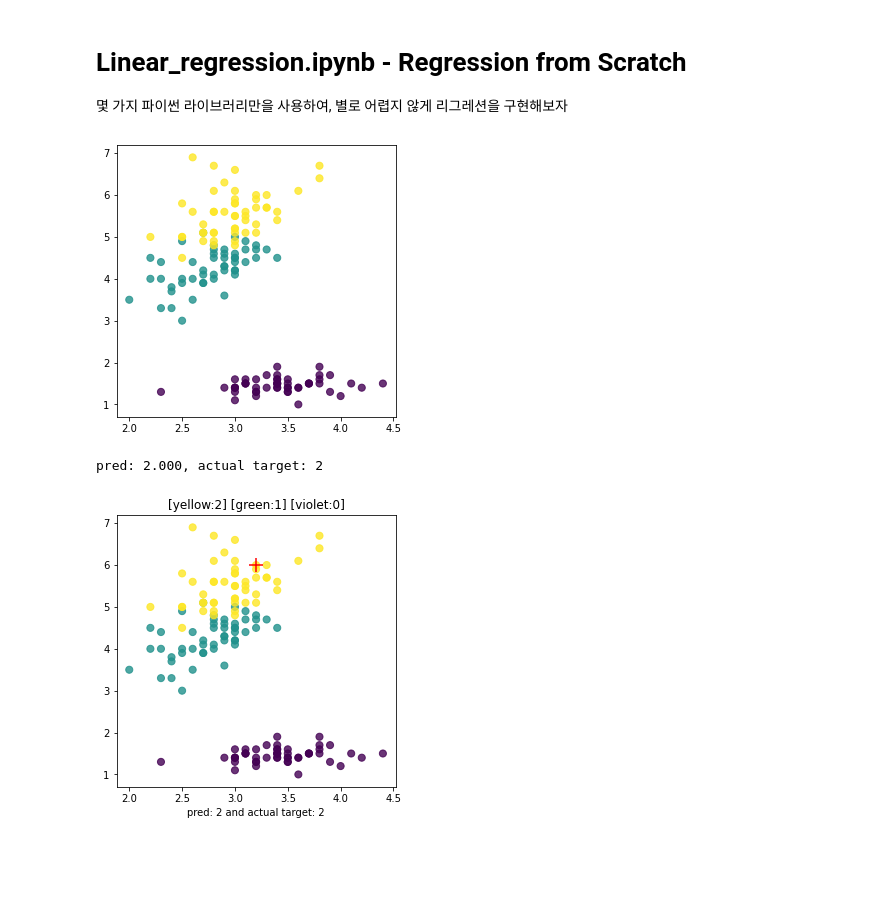
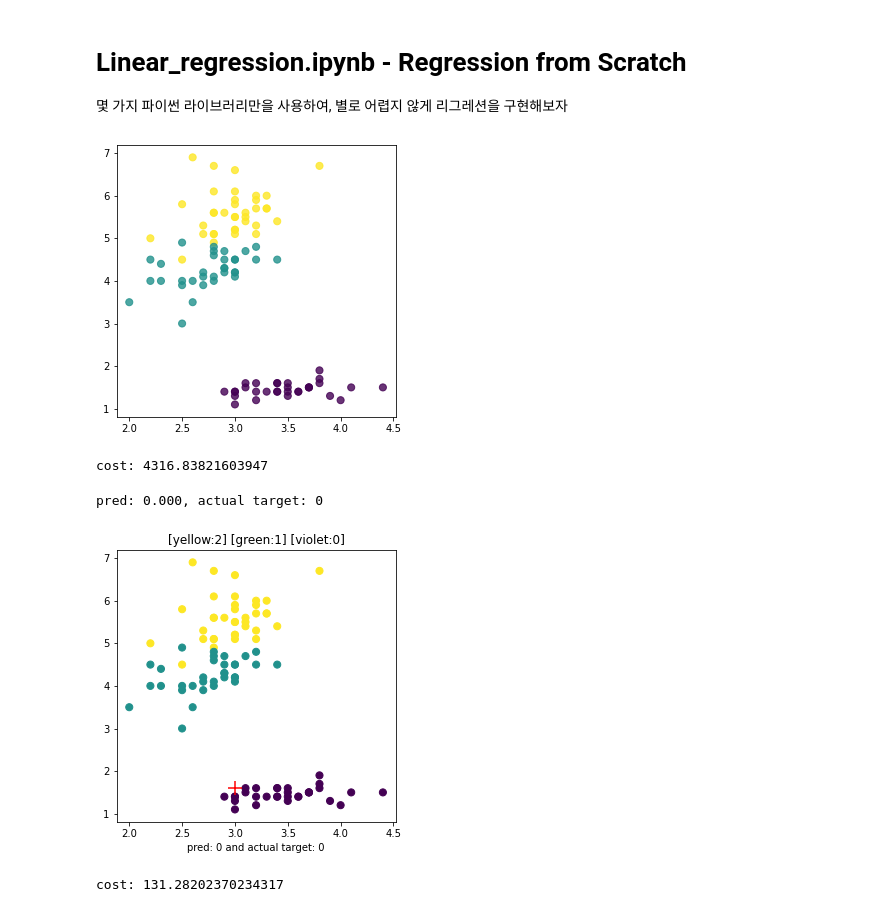
Before and after one commit to LIFE1UP/Machine-Learning, a Jupyter notebook: linear_regression.ipynb, the cells around one changed output. Cells and saved outputs as stored; diff of their text form; code cells hidden in the pictures; blank space fills up the shorter version.

```diff
--- a/linear_regression.ipynb
+++ b/linear_regression.ipynb
@@ -10,8 +10,10 @@ import random
 # %%
 # set data pipline and hyper-parameters
 data = load_iris()
-trainX = data.data
-trainY = data.target
+shuffledIndices = np.random.permutation(len(data.target))
+data.data, data.target = data.data[shuffledIndices], data.target[shuffledIndices]
+trainX, testX = data.data[:100,:], data.data[100:,:]
+trainY, testY = data.target[:100], data.target[100:]
 weight = np.random.rand(trainX.shape[1])
 lr = 0.001
 iterations = 10000
@@ -20,4 +22,4 @@ plt.figure(figsize=(5,5))
 plt.scatter(x=trainX[:,1], y=trainX[:,2], s=50, alpha=0.8, c=trainY)
 plt.show()
 # %% [output]
-[figure, old version]
+[figure, new version]
@@ -24,3 +33,7 @@ plt.show()
+# %%
+cross_entropy()
+# %% [output]
+cost: 4316.83821603947
 # %%
 # define activation functions
 nothing = lambda x: x
@@ -46,17 +59,21 @@ def predict(case):
 
     return round(np.dot(case, weight))
 # %%
-index = random.randrange(len(trainX))
-prediction = predict(trainX[index,:])
-print(f"pred: {prediction:.3f}, actual target: {trainY[index]}")
+index = random.randrange(len(testY))
+prediction = predict(testX[index,:])
+print(f"pred: {prediction:.3f}, actual target: {testY[index]}")
 # %% [output]
-pred: 2.000, actual target: 2
+pred: 0.000, actual target: 0
 # %%
 plt.figure(figsize=(5,5))
-plt.scatter(x=trainX[:,1], y=trainX[:,2], s=50, alpha=0.8, c=trainY)
-plt.scatter(trainX[index,1], trainX[index,2], c='r', s=200, marker='+')
-plt.xlabel(f"pred: {prediction:.0f} and actual target: {trainY[index]}")
+plt.scatter(x=trainX[:,1], y=trainX[:,2], s=50, alpha=1, c=trainY)
+plt.scatter(testX[index,1], testX[index,2], c='r', s=200, marker='+')
+plt.xlabel(f"pred: {prediction:.0f} and actual target: {testY[index]}")
 plt.title("[yellow:2] [green:1] [violet:0]")
 plt.show()
 # %% [output]
-[figure, old version]
+[figure, new version]
+# %%
+cross_entropy()
+# %% [output]
+cost: 131.28202370234317
```
Also changed, not shown: parts of 1 cell of this notebook.
